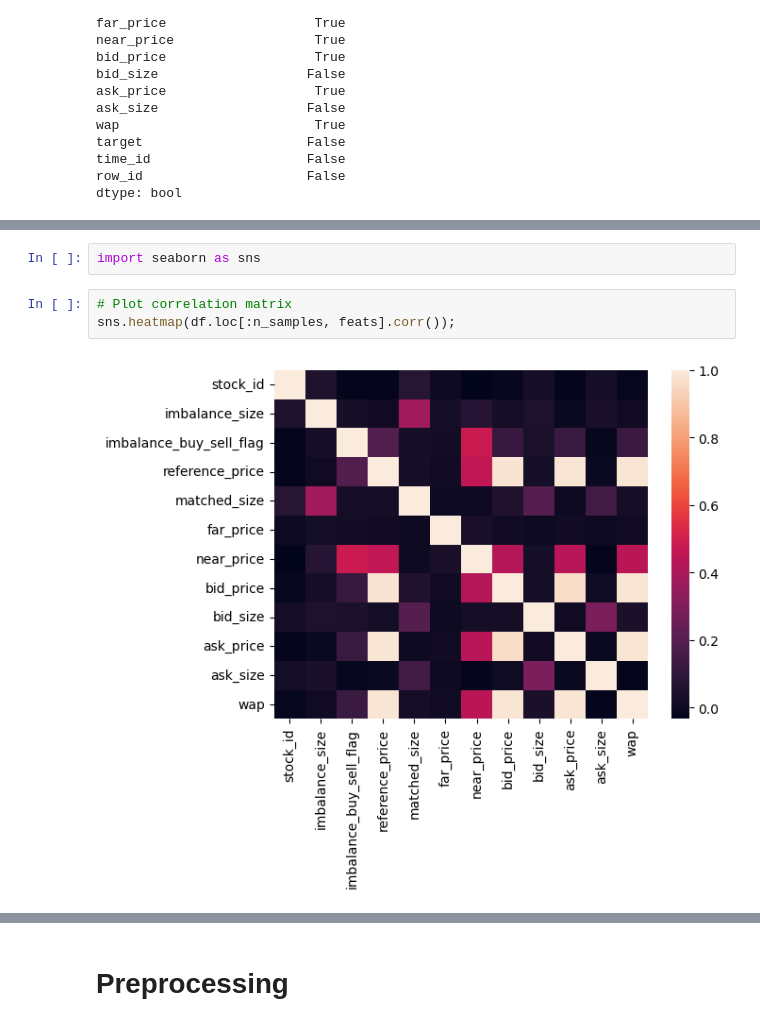
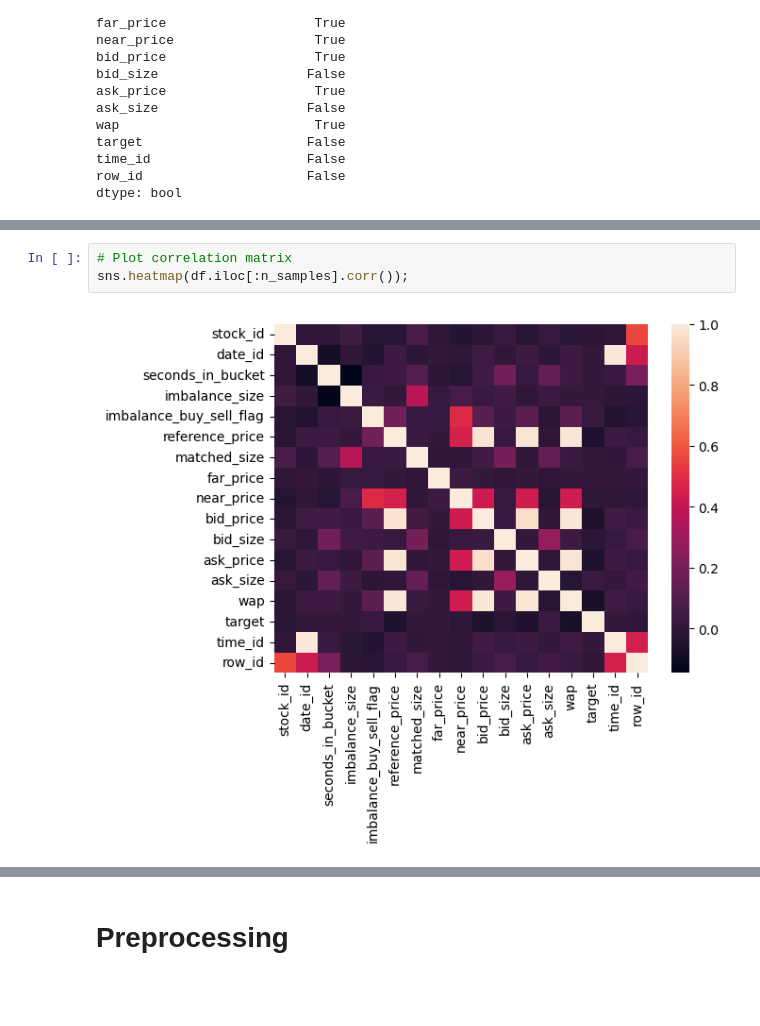
Before and after one commit to saintblue97/DeepNN_Optiver, a Jupyter notebook: james_11_29.ipynb, the cells around one changed output, grey strips where cells are left out. Drawn from its saved outputs; the diff is of its cells as text; blank space fills up the shorter version.

```diff
--- a/james_11_29.ipynb
+++ b/james_11_29.ipynb
@@ -226,7 +239,5 @@ plt.tight_layout()
-# %%
-import seaborn as sns
 # %%
 # Plot correlation matrix
-sns.heatmap(df.loc[:n_samples, feats].corr());
+sns.heatmap(df.iloc[:n_samples].corr());
 # %% [output]
-[figure, old version]
+[figure, new version]
```
Also changed, not shown: parts of 37 cells of this notebook.
